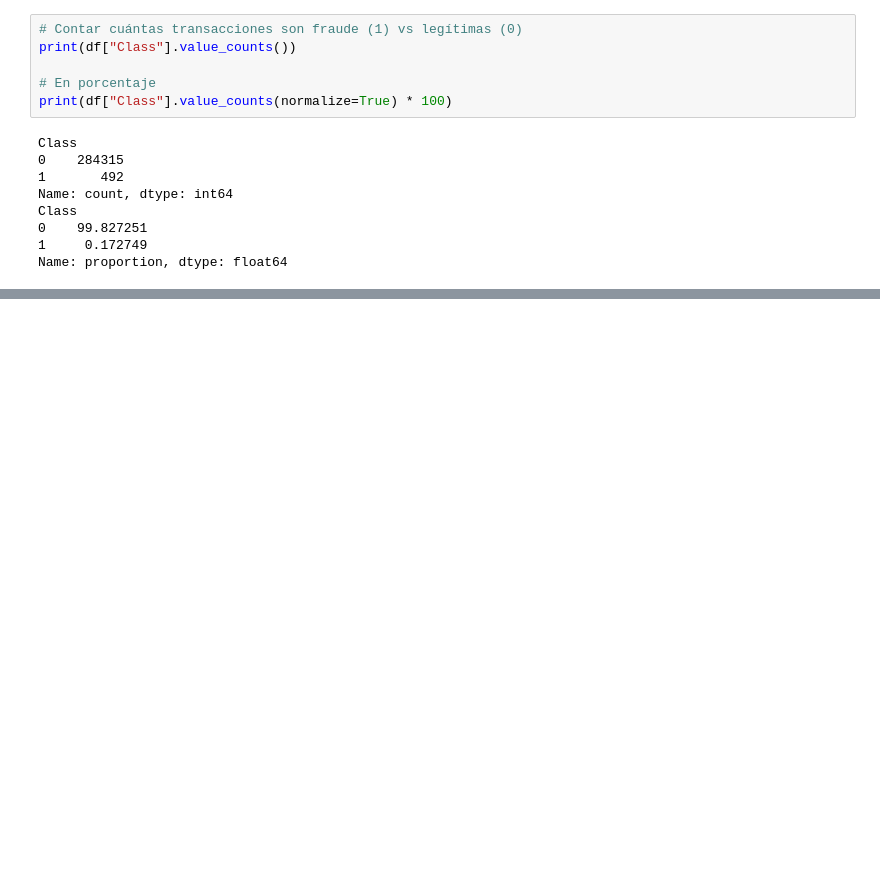
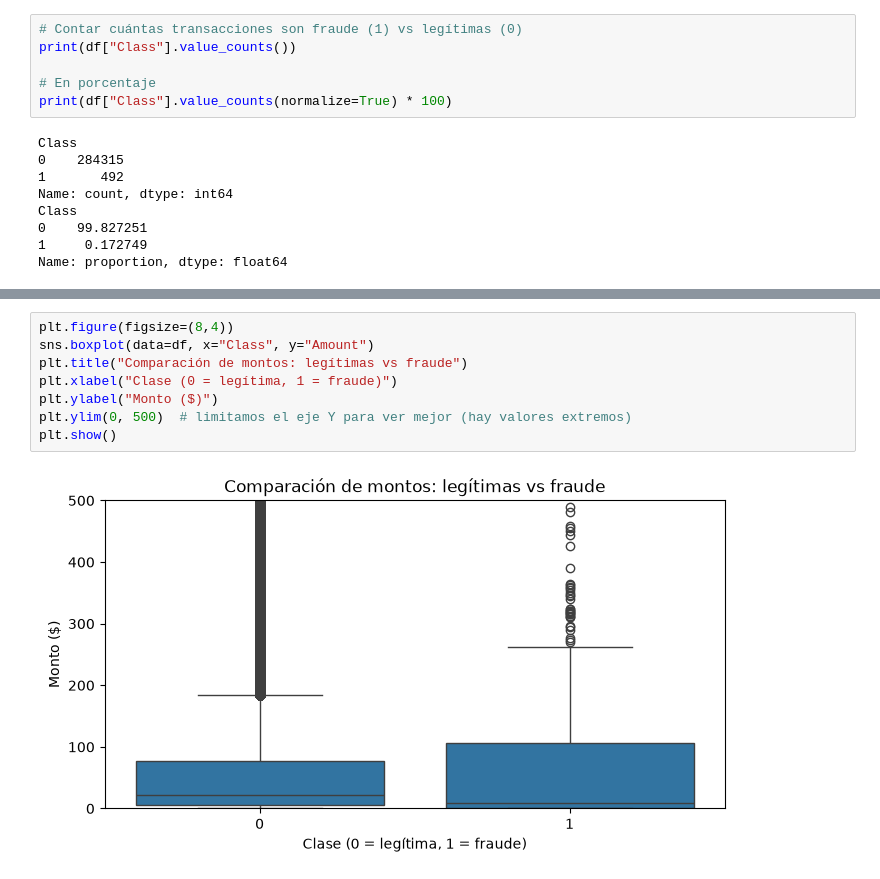
Before and after one commit to yosestef/credit-card-fraud-detection, a Jupyter notebook: notebooks/01_eda.ipynb, the cells around one changed output, grey strips where cells are left out. Saved outputs shown, nothing was run; the diff lists cells and outputs as text; blank space fills up the shorter version.

```diff
--- a/notebooks/01_eda.ipynb
+++ b/notebooks/01_eda.ipynb
@@ -76,0 +103,10 @@ Name: proportion, dtype: float64
+# %%
+plt.figure(figsize=(8,4))
+sns.boxplot(data=df, x="Class", y="Amount")
+plt.title("Comparación de montos: legítimas vs fraude")
+plt.xlabel("Clase (0 = legítima, 1 = fraude)")
+plt.ylabel("Monto ($)")
+plt.ylim(0, 500)  # limitamos el eje Y para ver mejor (hay valores extremos)
+plt.show()
+# %% [output]
+[figure, added]
```
Also changed, not shown: parts of 9 cells of this notebook, 5 other files.
